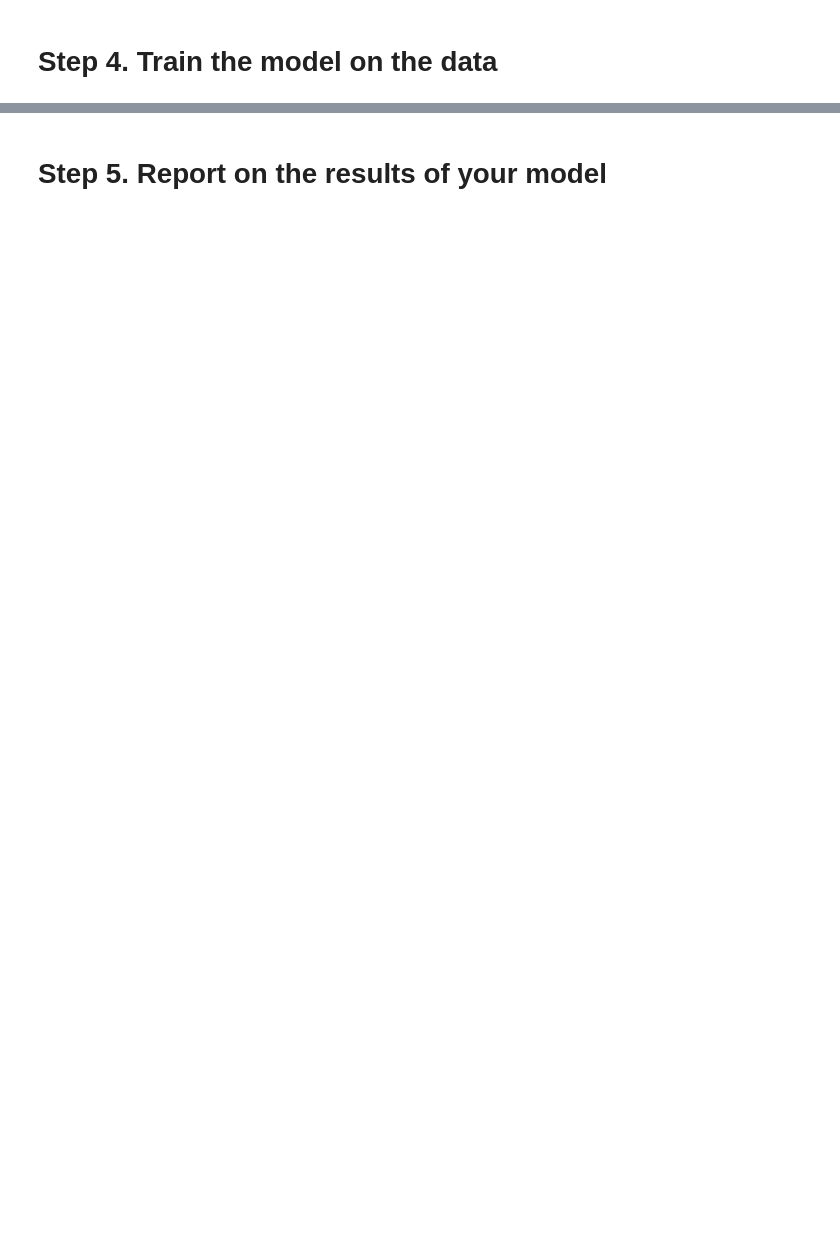
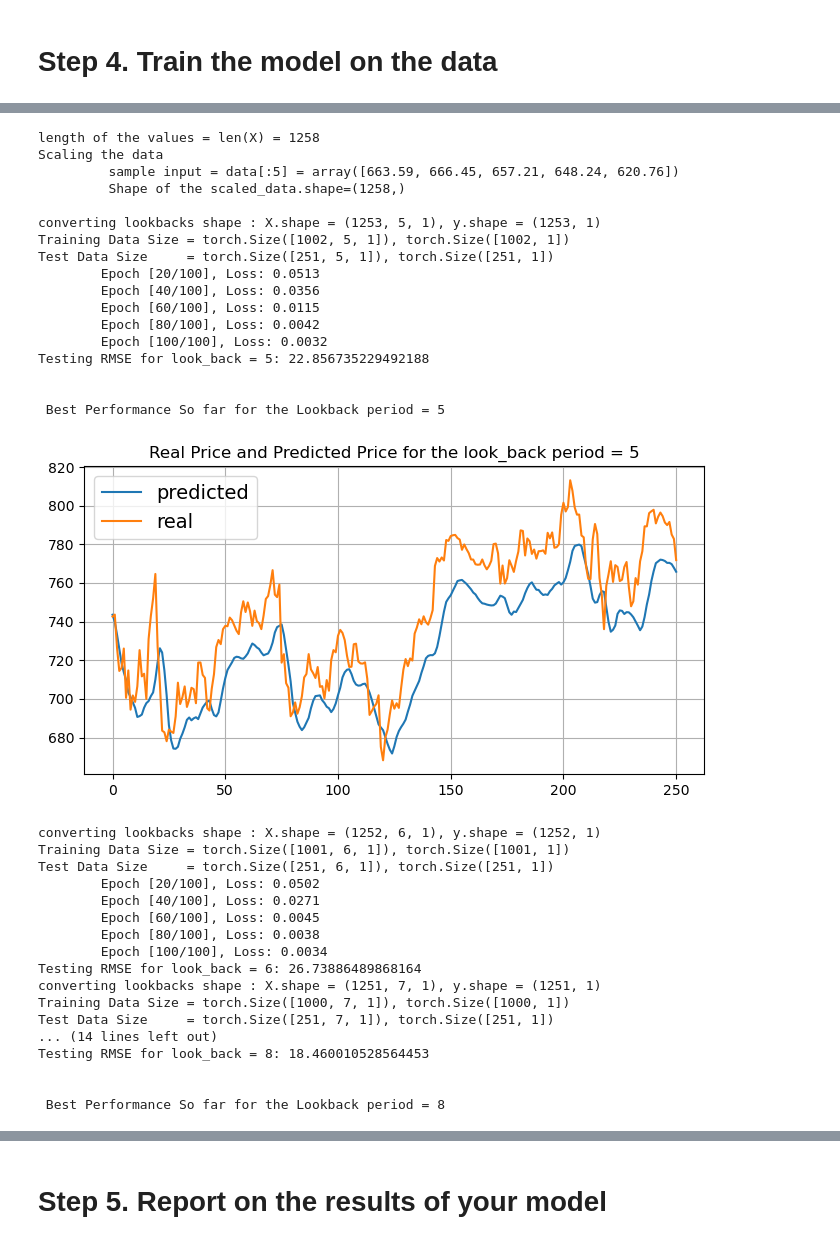
Before and after one commit to anjali-ojha/deep-learning, a Jupyter notebook: assignment/assignment-8/Anjali_Ojha_HW_8.ipynb, the cells around one changed output, grey strips where cells are left out. Saved outputs shown, nothing was run; the diff lists cells and outputs as text; code cells hidden in the pictures; blank space fills up the shorter version.

```diff
--- a/assignment/assignment-8/Anjali_Ojha_HW_8.ipynb
+++ b/assignment/assignment-8/Anjali_Ojha_HW_8.ipynb
@@ -102,12 +118,3 @@ Shape of the scaled_data.shape=(698, 1)
-# %%
-import numpy as np
-
-def create_dataset(data, look_back):
-    x, y = [], []
-    for i in range(look_back, len(data)):
-        x.append(data[i-look_back:i, 0])
-        y.append(data[i, 0])
-    return np.array(x), np.array(y)
 # %% [markdown]
 # Step 3. Split into 80% train 20% prediction
 # %%
@@ -203,11 +247,0 @@ def evaluate(model, X_test, y_test, look_back):
-# %%
-rmse_dict = {}
-
-for look_back in range(7, 22):
-
-    X_train, X_test, y_train, y_test = train_test_split(scaled_data, test_size=0.2, look_back=look_back)
-
-    model = LSTMModel(input_size=look_back)
-    model = train(model, X_train, y_train)
-
-    rmse_dist[look_back] = evaluate(model, X_test, y_test, look_back)
@@ -230,0 +248,59 @@ RuntimeError: For unbatched 2-D input, hx and cx should also be 2-D but got (3-D
+# %%
+rmse_dict = {}
+look_back_periods = [i for i in range(5, 21)]
+
+column = "Close"
+
+X = df[column].values
+print(f"length of the values = {len(X) = }")
+scaled_data = scale_features(X)
+
+min_rmse, min_look_back_period = float('inf'), -1
+
+for look_back in look_back_periods:
+    X_train, X_test, y_train, y_test = train_test_split(scaled_data, test_size=0.2, look_back=look_back)
+    model = LSTMModel(input_size=1, hidden_size=64)
+    model = train(model, X_train, y_train, num_epochs=100)
+    rmse_dict[look_back] = (model, evaluate(model, X_test, y_test, look_back))
+
+    if rmse_dict[look_back][1] < min_rmse:
+        print(f"\n\n Best Performance So far for the Lookback period = {look_back}")
+        plot_results(model, X_test, y_test, look_back)
+        min_rmse = rmse_dict[look_back][1]
+        min_look_back_period = look_back
+# %% [output]
+length of the values = len(X) = 1258
+Scaling the data
+         sample input = data[:5] = array([663.59, 666.45, 657.21, 648.24, 620.76])
+         Shape of the scaled_data.shape=(1258,)
+
+converting lookbacks shape : X.shape = (1253, 5, 1), y.shape = (1253, 1)
+Training Data Size = torch.Size([1002, 5, 1]), torch.Size([1002, 1])
+Test Data Size     = torch.Size([251, 5, 1]), torch.Size([251, 1])
+        Epoch [20/100], Loss: 0.0513
+        Epoch [40/100], Loss: 0.0356
+        Epoch [60/100], Loss: 0.0115
+        Epoch [80/100], Loss: 0.0042
+        Epoch [100/100], Loss: 0.0032
+Testing RMSE for look_back = 5: 22.856735229492188
+
+
+ Best Performance So far for the Lookback period = 5
+[figure, added]
+converting lookbacks shape : X.shape = (1252, 6, 1), y.shape = (1252, 1)
+Training Data Size = torch.Size([1001, 6, 1]), torch.Size([1001, 1])
+Test Data Size     = torch.Size([251, 6, 1]), torch.Size([251, 1])
+        Epoch [20/100], Loss: 0.0502
+        Epoch [40/100], Loss: 0.0271
+        Epoch [60/100], Loss: 0.0045
+        Epoch [80/100], Loss: 0.0038
+        Epoch [100/100], Loss: 0.0034
+Testing RMSE for look_back = 6: 26.73886489868164
+converting lookbacks shape : X.shape = (1251, 7, 1), y.shape = (1251, 1)
+Training Data Size = torch.Size([1000, 7, 1]), torch.Size([1000, 1])
+Test Data Size     = torch.Size([251, 7, 1]), torch.Size([251, 1])
+... (14 lines left out)
+Testing RMSE for look_back = 8: 18.460010528564453
+
+
+ Best Performance So far for the Lookback period = 8
```
Also changed, not shown: parts of 20 cells of this notebook, 1 other file.
